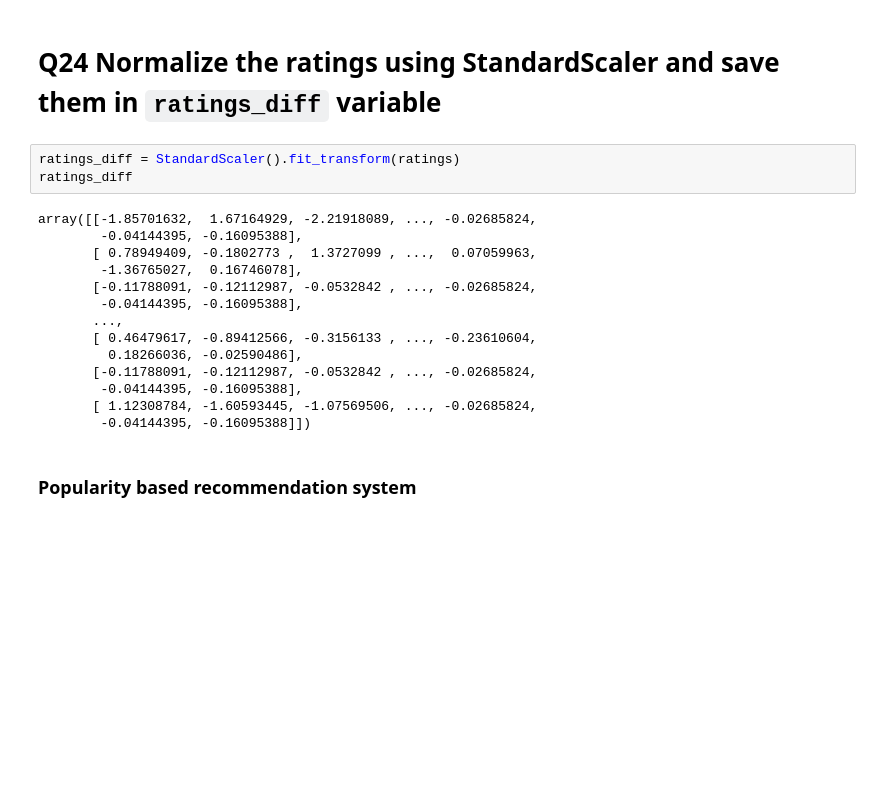
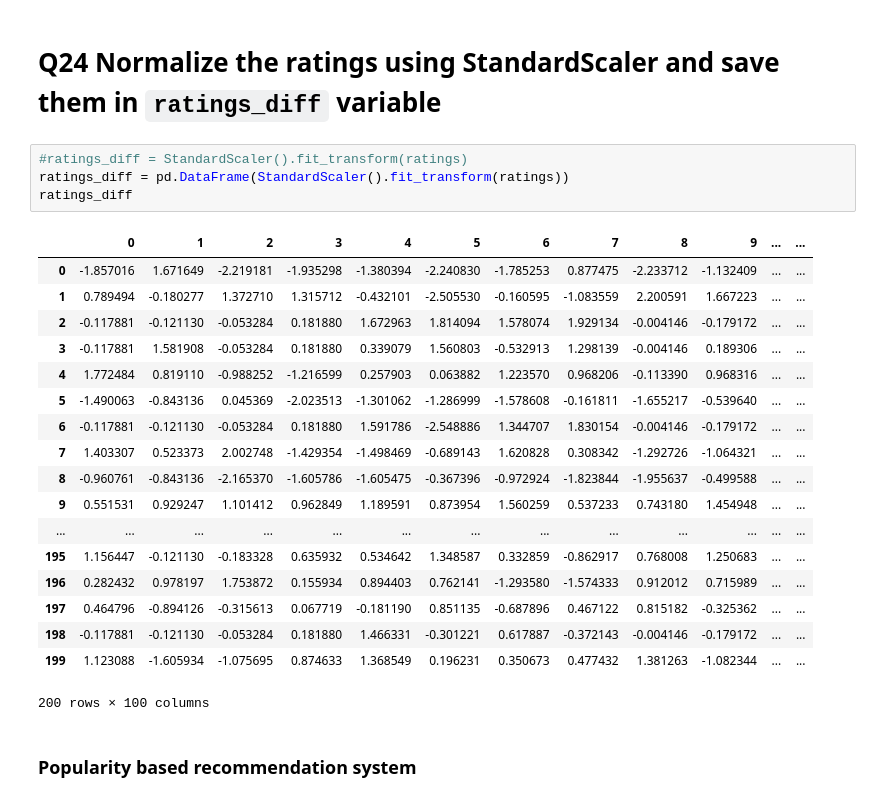
Before and after one commit to GreatLearningAIML1/delhi-may19-batch-sharma-chandan, a Jupyter notebook: R5_Internal_Lab_PCA_CBRS_PBRS.ipynb, the cells around one changed output. Saved outputs shown, nothing was run; the diff lists cells and outputs as text; blank space fills up the shorter version.

```diff
--- a/R5_Internal_Lab_PCA_CBRS_PBRS.ipynb
+++ b/R5_Internal_Lab_PCA_CBRS_PBRS.ipynb
@@ -524,22 +524,28 @@ ratings.head()
 # %% [markdown]
 # Q24 Normalize the ratings using StandardScaler and save them in `ratings_diff` variable
 # %%
-ratings_diff = StandardScaler().fit_transform(ratings)
+#ratings_diff = StandardScaler().fit_transform(ratings)
+ratings_diff = pd.DataFrame(StandardScaler().fit_transform(ratings))
 ratings_diff
 # %% [output]
+|  | 0 | 1 | 2 | 3 | 4 | 5 | 6 | 7 | 8 | 9 | ... | ... |
+| 0 | -1.857016 | 1.671649 | -2.219181 | -1.935298 | -1.380394 | -2.240830 | -1.785253 | 0.877475 | -2.233712 | -1.132409 | ... | ... |
+| 1 | 0.789494 | -0.180277 | 1.372710 | 1.315712 | -0.432101 | -2.505530 | -0.160595 | -1.083559 | 2.200591 | 1.667223 | ... | ... |
+| 2 | -0.117881 | -0.121130 | -0.053284 | 0.181880 | 1.672963 | 1.814094 | 1.578074 | 1.929134 | -0.004146 | -0.179172 | ... | ... |
+| 3 | -0.117881 | 1.581908 | -0.053284 | 0.181880 | 0.339079 | 1.560803 | -0.532913 | 1.298139 | -0.004146 | 0.189306 | ... | ... |
+| 4 | 1.772484 | 0.819110 | -0.988252 | -1.216599 | 0.257903 | 0.063882 | 1.223570 | 0.968206 | -0.113390 | 0.968316 | ... | ... |
+| 5 | -1.490063 | -0.843136 | 0.045369 | -2.023513 | -1.301062 | -1.286999 | -1.578608 | -0.161811 | -1.655217 | -0.539640 | ... | ... |
+| 6 | -0.117881 | -0.121130 | -0.053284 | 0.181880 | 1.591786 | -2.548886 | 1.344707 | 1.830154 | -0.004146 | -0.179172 | ... | ... |
+| 7 | 1.403307 | 0.523373 | 2.002748 | -1.429354 | -1.498469 | -0.689143 | 1.620828 | 0.308342 | -1.292726 | -1.064321 | ... | ... |
+| 8 | -0.960761 | -0.843136 | -2.165370 | -1.605786 | -1.605475 | -0.367396 | -0.972924 | -1.823844 | -1.955637 | -0.499588 | ... | ... |
+| 9 | 0.551531 | 0.929247 | 1.101412 | 0.962849 | 1.189591 | 0.873954 | 1.560259 | 0.537233 | 0.743180 | 1.454948 | ... | ... |
+| ... | ... | ... | ... | ... | ... | ... | ... | ... | ... | ... | ... | ... |
+| 195 | 1.156447 | -0.121130 | -0.183328 | 0.635932 | 0.534642 | 1.348587 | 0.332859 | -0.862917 | 0.768008 | 1.250683 | ... | ... |
+| 196 | 0.282432 | 0.978197 | 1.753872 | 0.155934 | 0.894403 | 0.762141 | -1.293580 | -1.574333 | 0.912012 | 0.715989 | ... | ... |
+| 197 | 0.464796 | -0.894126 | -0.315613 | 0.067719 | -0.181190 | 0.851135 | -0.687896 | 0.467122 | 0.815182 | -0.325362 | ... | ... |
+| 198 | -0.117881 | -0.121130 | -0.053284 | 0.181880 | 1.466331 | -0.301221 | 0.617887 | -0.372143 | -0.004146 | -0.179172 | ... | ... |
+| 199 | 1.123088 | -1.605934 | -1.075695 | 0.874633 | 1.368549 | 0.196231 | 0.350673 | 0.477432 | 1.381263 | -1.082344 | ... | ... |
-array([[-1.85701632,  1.67164929, -2.21918089, ..., -0.02685824,
-        -0.04144395, -0.16095388],
-       [ 0.78949409, -0.1802773 ,  1.3727099 , ...,  0.07059963,
-        -1.36765027,  0.16746078],
-       [-0.11788091, -0.12112987, -0.0532842 , ..., -0.02685824,
-        -0.04144395, -0.16095388],
-       ...,
-       [ 0.46479617, -0.89412566, -0.3156133 , ..., -0.23610604,
-         0.18266036, -0.02590486],
-       [-0.11788091, -0.12112987, -0.0532842 , ..., -0.02685824,
-        -0.04144395, -0.16095388],
-       [ 1.12308784, -1.60593445, -1.07569506, ..., -0.02685824,
-        -0.04144395, -0.16095388]])
+200 rows × 100 columns
 # %% [markdown]
 ### Popularity based recommendation system
 # %% [markdown]
```
Also changed, not shown: parts of 1 cell of this notebook.
